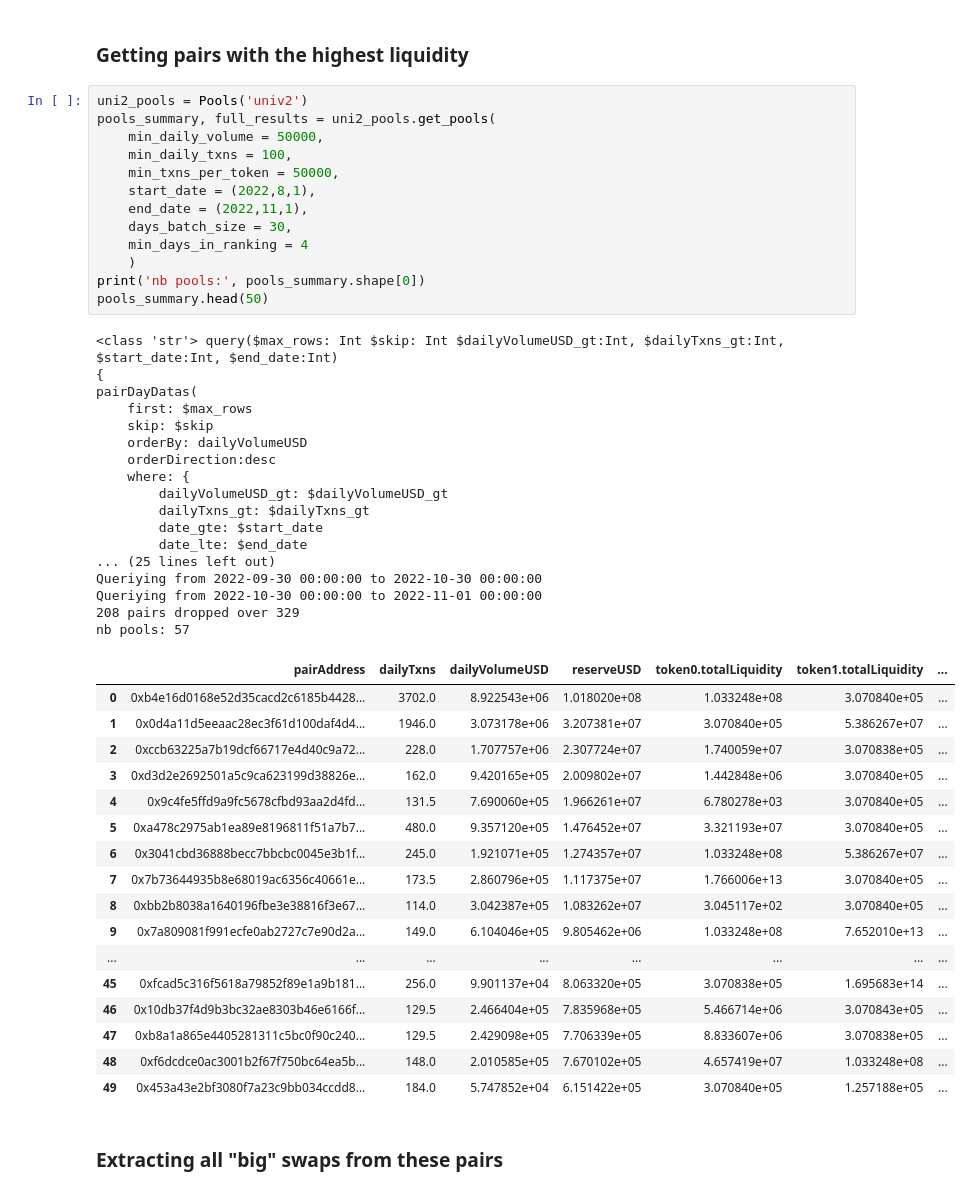
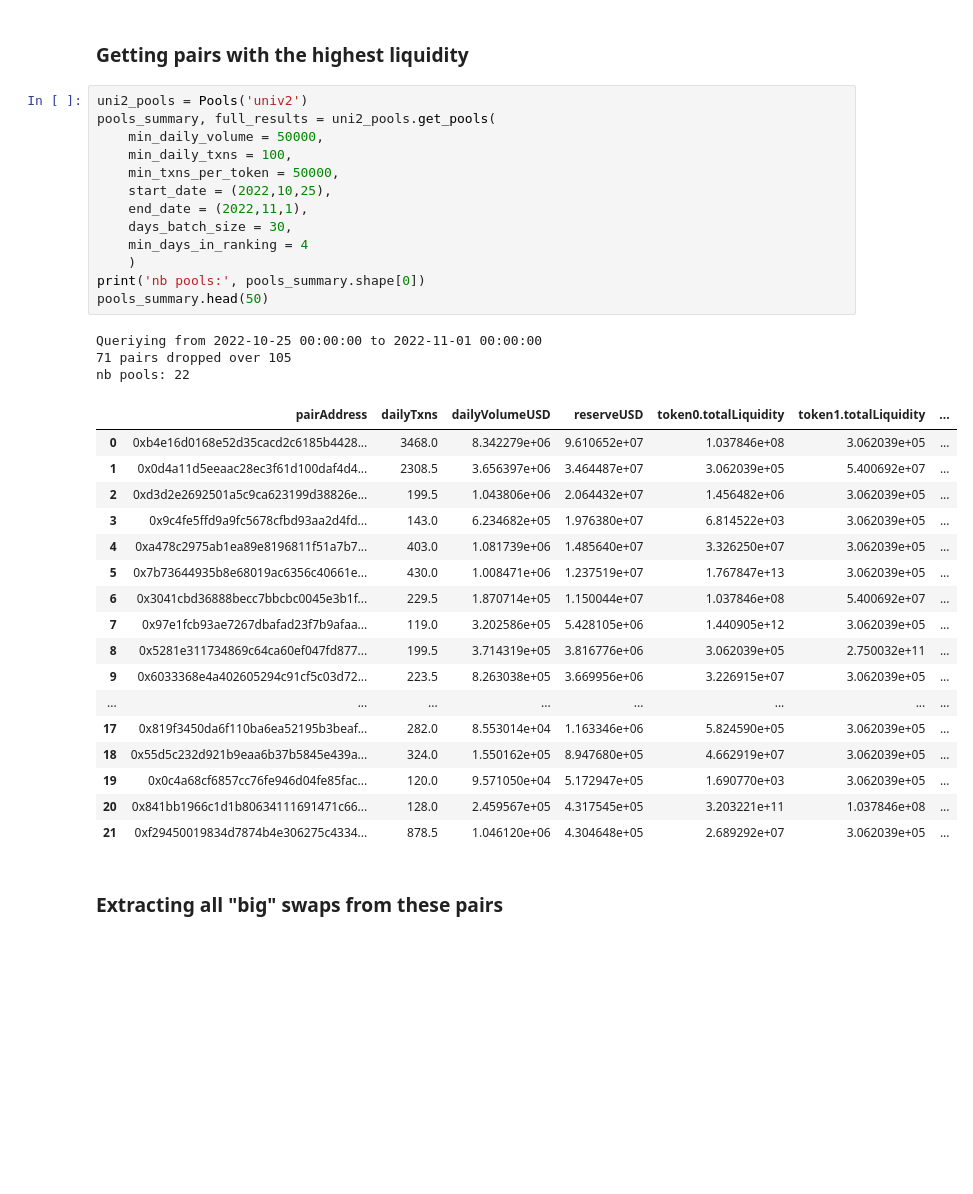
Before and after one commit to juliencarponcy/py0xcluster, a Jupyter notebook: notebooks/graph_queries_pools.ipynb, the cells around one changed output. Drawn from its saved outputs; the diff is of its cells as text; blank space fills up the shorter version.

```diff
--- a/notebooks/graph_queries_pools.ipynb
+++ b/notebooks/graph_queries_pools.ipynb
@@ -31,51 +32,37 @@ Pools()
 # %%
 uni2_pools = Pools('univ2')
 pools_summary, full_results = uni2_pools.get_pools(
     min_daily_volume = 50000,
     min_daily_txns = 100,
     min_txns_per_token = 50000,
-    start_date = (2022,8,1),
+    start_date = (2022,10,25),
     end_date = (2022,11,1),
     days_batch_size = 30,
     min_days_in_ranking = 4
     )
 print('nb pools:', pools_summary.shape[0])
 pools_summary.head(50)
 # %% [output]
-<class 'str'> query($max_rows: Int $skip: Int $dailyVolumeUSD_gt:Int, $dailyTxns_gt:Int, $start_date:Int, $end_date:Int)
-{
-pairDayDatas(
-    first: $max_rows
-    skip: $skip
-    orderBy: dailyVolumeUSD
-    orderDirection:desc
-    where: {
-        dailyVolumeUSD_gt: $dailyVolumeUSD_gt
-        dailyTxns_gt: $dailyTxns_gt
-        date_gte: $start_date
-        date_lte: $end_date
-... (25 lines left out)
-Queriying from 2022-09-30 00:00:00 to 2022-10-30 00:00:00
-Queriying from 2022-10-30 00:00:00 to 2022-11-01 00:00:00
-208 pairs dropped over 329
-nb pools: 57
+Queriying from 2022-10-25 00:00:00 to 2022-11-01 00:00:00
+71 pairs dropped over 105
+nb pools: 22
 |  | pairAddress | dailyTxns | dailyVolumeUSD | reserveUSD | token0.totalLiquidity | token1.totalLiquidity | ... |
-| 0 | 0xb4e16d0168e52d35cacd2c6185b4428... | 3702.0 | 8.922543e+06 | 1.018020e+08 | 1.033248e+08 | 3.070840e+05 | ... |
-| 1 | 0x0d4a11d5eeaac28ec3f61d100daf4d4... | 1946.0 | 3.073178e+06 | 3.207381e+07 | 3.070840e+05 | 5.386267e+07 | ... |
-| 2 | 0xccb63225a7b19dcf66717e4d40c9a72... | 228.0 | 1.707757e+06 | 2.307724e+07 | 1.740059e+07 | 3.070838e+05 | ... |
-| 3 | 0xd3d2e2692501a5c9ca623199d38826e... | 162.0 | 9.420165e+05 | 2.009802e+07 | 1.442848e+06 | 3.070840e+05 | ... |
-| 4 | 0x9c4fe5ffd9a9fc5678cfbd93aa2d4fd... | 131.5 | 7.690060e+05 | 1.966261e+07 | 6.780278e+03 | 3.070840e+05 | ... |
-| 5 | 0xa478c2975ab1ea89e8196811f51a7b7... | 480.0 | 9.357120e+05 | 1.476452e+07 | 3.321193e+07 | 3.070840e+05 | ... |
-| 6 | 0x3041cbd36888becc7bbcbc0045e3b1f... | 245.0 | 1.921071e+05 | 1.274357e+07 | 1.033248e+08 | 5.386267e+07 | ... |
-| 7 | 0x7b73644935b8e68019ac6356c40661e... | 173.5 | 2.860796e+05 | 1.117375e+07 | 1.766006e+13 | 3.070840e+05 | ... |
-| 8 | 0xbb2b8038a1640196fbe3e38816f3e67... | 114.0 | 3.042387e+05 | 1.083262e+07 | 3.045117e+02 | 3.070840e+05 | ... |
-| 9 | 0x7a809081f991ecfe0ab2727c7e90d2a... | 149.0 | 6.104046e+05 | 9.805462e+06 | 1.033248e+08 | 7.652010e+13 | ... |
+| 0 | 0xb4e16d0168e52d35cacd2c6185b4428... | 3468.0 | 8.342279e+06 | 9.610652e+07 | 1.037846e+08 | 3.062039e+05 | ... |
+| 1 | 0x0d4a11d5eeaac28ec3f61d100daf4d4... | 2308.5 | 3.656397e+06 | 3.464487e+07 | 3.062039e+05 | 5.400692e+07 | ... |
+| 2 | 0xd3d2e2692501a5c9ca623199d38826e... | 199.5 | 1.043806e+06 | 2.064432e+07 | 1.456482e+06 | 3.062039e+05 | ... |
+| 3 | 0x9c4fe5ffd9a9fc5678cfbd93aa2d4fd... | 143.0 | 6.234682e+05 | 1.976380e+07 | 6.814522e+03 | 3.062039e+05 | ... |
+| 4 | 0xa478c2975ab1ea89e8196811f51a7b7... | 403.0 | 1.081739e+06 | 1.485640e+07 | 3.326250e+07 | 3.062039e+05 | ... |
+| 5 | 0x7b73644935b8e68019ac6356c40661e... | 430.0 | 1.008471e+06 | 1.237519e+07 | 1.767847e+13 | 3.062039e+05 | ... |
+| 6 | 0x3041cbd36888becc7bbcbc0045e3b1f... | 229.5 | 1.870714e+05 | 1.150044e+07 | 1.037846e+08 | 5.400692e+07 | ... |
+| 7 | 0x97e1fcb93ae7267dbafad23f7b9afaa... | 119.0 | 3.202586e+05 | 5.428105e+06 | 1.440905e+12 | 3.062039e+05 | ... |
+| 8 | 0x5281e311734869c64ca60ef047fd877... | 199.5 | 3.714319e+05 | 3.816776e+06 | 3.062039e+05 | 2.750032e+11 | ... |
+| 9 | 0x6033368e4a402605294c91cf5c03d72... | 223.5 | 8.263038e+05 | 3.669956e+06 | 3.226915e+07 | 3.062039e+05 | ... |
 | ... | ... | ... | ... | ... | ... | ... | ... |
-| 45 | 0xfcad5c316f5618a79852f89e1a9b181... | 256.0 | 9.901137e+04 | 8.063320e+05 | 3.070838e+05 | 1.695683e+14 | ... |
-| 46 | 0x10db37f4d9b3bc32ae8303b46e6166f... | 129.5 | 2.466404e+05 | 7.835968e+05 | 5.466714e+06 | 3.070843e+05 | ... |
-| 47 | 0xb8a1a865e4405281311c5bc0f90c240... | 129.5 | 2.429098e+05 | 7.706339e+05 | 8.833607e+06 | 3.070838e+05 | ... |
-| 48 | 0xf6dcdce0ac3001b2f67f750bc64ea5b... | 148.0 | 2.010585e+05 | 7.670102e+05 | 4.657419e+07 | 1.033248e+08 | ... |
-| 49 | 0x453a43e2bf3080f7a23c9bb034ccdd8... | 184.0 | 5.747852e+04 | 6.151422e+05 | 3.070840e+05 | 1.257188e+05 | ... |
+| 17 | 0x819f3450da6f110ba6ea52195b3beaf... | 282.0 | 8.553014e+04 | 1.163346e+06 | 5.824590e+05 | 3.062039e+05 | ... |
+| 18 | 0x55d5c232d921b9eaa6b37b5845e439a... | 324.0 | 1.550162e+05 | 8.947680e+05 | 4.662919e+07 | 3.062039e+05 | ... |
+| 19 | 0x0c4a68cf6857cc76fe946d04fe85fac... | 120.0 | 9.571050e+04 | 5.172947e+05 | 1.690770e+03 | 3.062039e+05 | ... |
+| 20 | 0x841bb1966c1d1b80634111691471c66... | 128.0 | 2.459567e+05 | 4.317545e+05 | 3.203221e+11 | 1.037846e+08 | ... |
+| 21 | 0xf29450019834d7874b4e306275c4334... | 878.5 | 1.046120e+06 | 4.304648e+05 | 2.689292e+07 | 3.062039e+05 | ... |
 # %% [markdown]
 ### Extracting all "big" swaps from these pairs
 # %%
```
Also changed, not shown: parts of 7 cells of this notebook, 1 other file.
